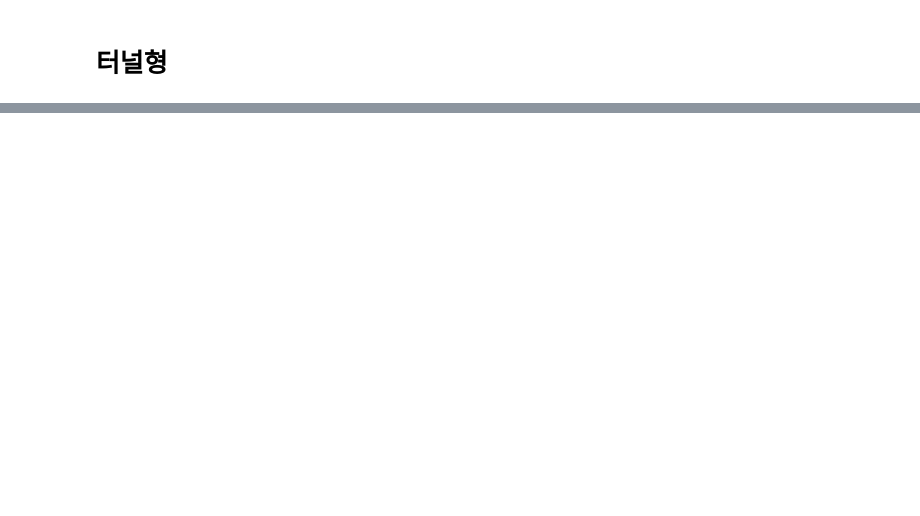
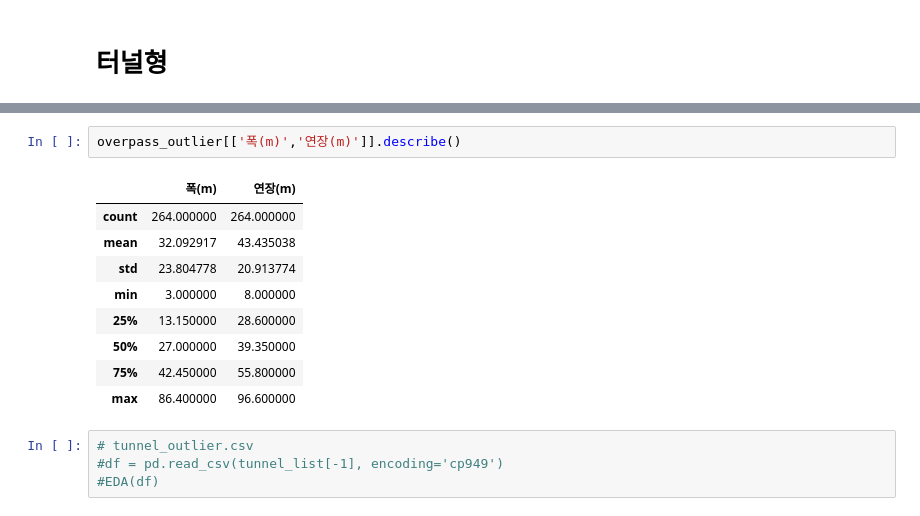
Before and after one commit to HKLeeeee/datacampus_dao, a Jupyter notebook: preprocessing/3. EDA.ipynb, the cells around one changed output, grey strips where cells are left out. Cells and saved outputs as stored; diff of their text form; blank space fills up the shorter version.

```diff
--- a/preprocessing/3. EDA.ipynb
+++ b/preprocessing/3. EDA.ipynb
@@ -166,0 +164,16 @@ EDA(df_tunnel)
+# %%
+overpass_outlier[['폭(m)','연장(m)']].describe()
+# %% [output]
+|  | 폭(m) | 연장(m) |
+| count | 264.000000 | 264.000000 |
+| mean | 32.092917 | 43.435038 |
+| std | 23.804778 | 20.913774 |
+| min | 3.000000 | 8.000000 |
+| 25% | 13.150000 | 28.600000 |
+| 50% | 27.000000 | 39.350000 |
+| 75% | 42.450000 | 55.800000 |
+| max | 86.400000 | 96.600000 |
+# %%
+# tunnel_outlier.csv
+#df = pd.read_csv(tunnel_list[-1], encoding='cp949')
+#EDA(df)
```
Also changed, not shown: parts of 21 cells of this notebook, 2 other files.
